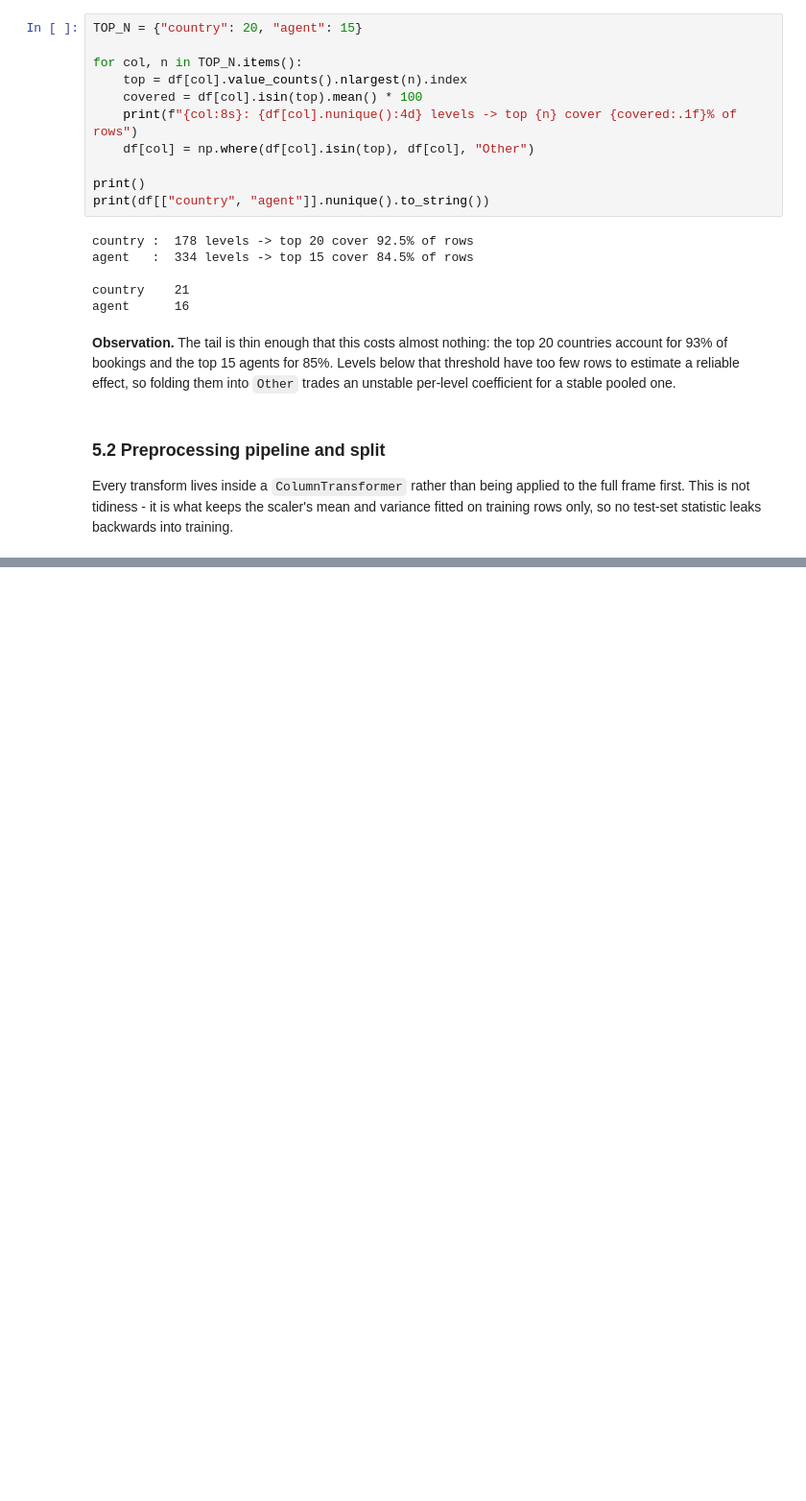
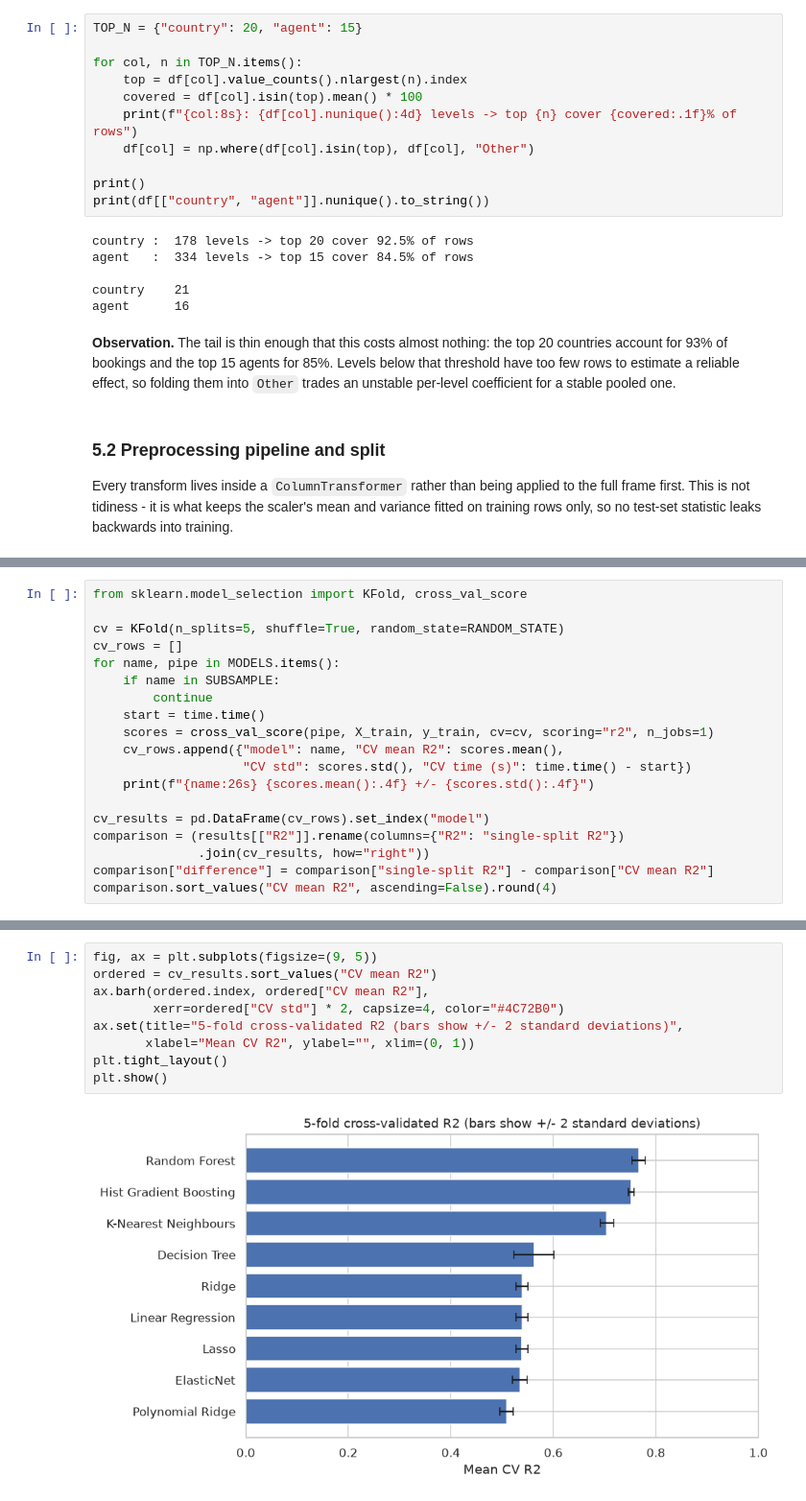
Before and after one commit to AnanyaBottu/ml-capstone, a Jupyter notebook: notebooks/regression.ipynb, the cells around one changed output, grey strips where cells are left out. Shown at 96% size. Drawn from its saved outputs; the diff is of its cells as text; blank space fills up the shorter version.

```diff
--- a/notebooks/regression.ipynb
+++ b/notebooks/regression.ipynb
@@ -614,0 +970,19 @@ estimator, never in the data it saw.
+# %%
+from sklearn.model_selection import KFold, cross_val_score
+
+cv = KFold(n_splits=5, shuffle=True, random_state=RANDOM_STATE)
+cv_rows = []
+for name, pipe in MODELS.items():
+    if name in SUBSAMPLE:
+        continue
+    start = time.time()
+    scores = cross_val_score(pipe, X_train, y_train, cv=cv, scoring="r2", n_jobs=1)
+    cv_rows.append({"model": name, "CV mean R2": scores.mean(),
+                    "CV std": scores.std(), "CV time (s)": time.time() - start})
+    print(f"{name:26s} {scores.mean():.4f} +/- {scores.std():.4f}")
+
+cv_results = pd.DataFrame(cv_rows).set_index("model")
+comparison = (results[["R2"]].rename(columns={"R2": "single-split R2"})
+              .join(cv_results, how="right"))
+comparison["difference"] = comparison["single-split R2"] - comparison["CV mean R2"]
+comparison.sort_values("CV mean R2", ascending=False).round(4)
@@ -614,0 +1010,11 @@ estimator, never in the data it saw.
+# %%
+fig, ax = plt.subplots(figsize=(9, 5))
+ordered = cv_results.sort_values("CV mean R2")
+ax.barh(ordered.index, ordered["CV mean R2"],
+        xerr=ordered["CV std"] * 2, capsize=4, color="#4C72B0")
+ax.set(title="5-fold cross-validated R2 (bars show +/- 2 standard deviations)",
+       xlabel="Mean CV R2", ylabel="", xlim=(0, 1))
+plt.tight_layout()
+plt.show()
+# %% [output]
+[figure, added]
```
Also changed, not shown: parts of 18 cells of this notebook.
